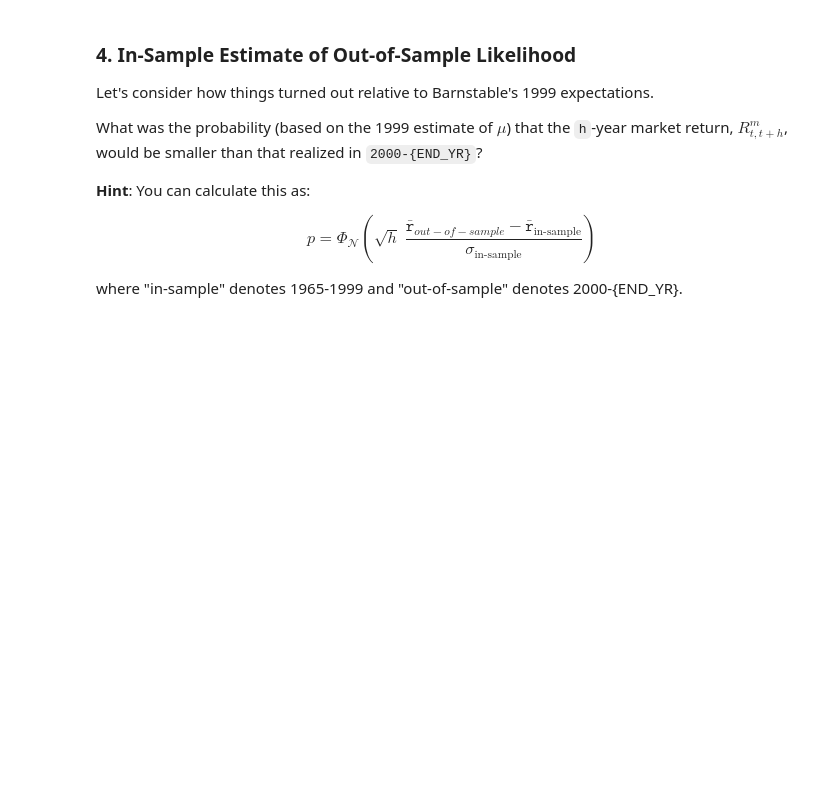
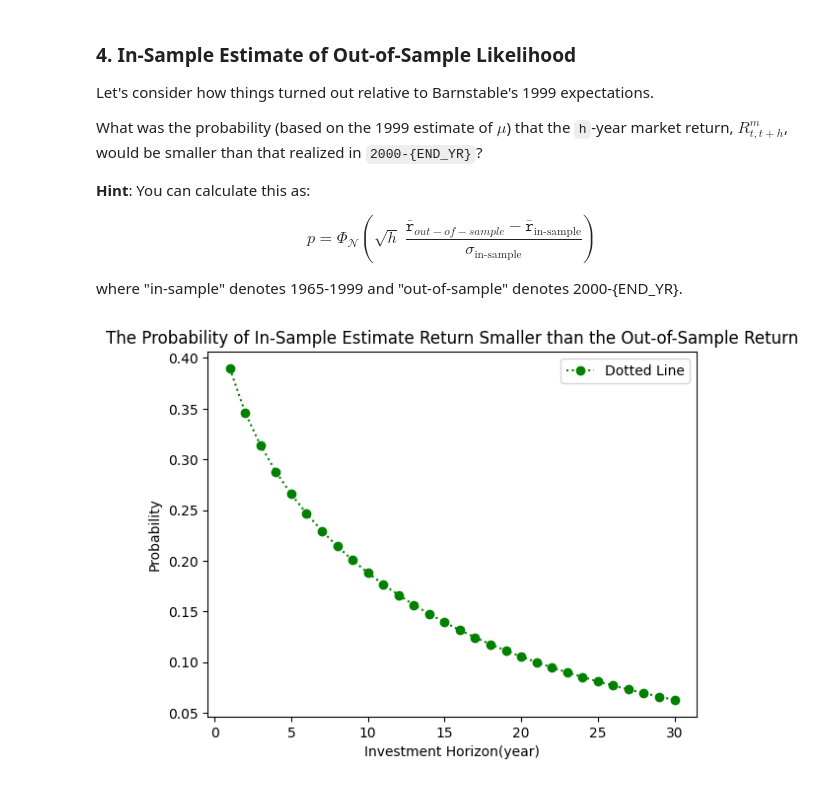
Before and after one commit to t-flora/portfolio-risk-mgmt, a Jupyter notebook: hw3/Barnstable-and-Long-Run-Risk.ipynb, the cells around one changed output. Saved outputs shown, nothing was run; the diff lists cells and outputs as text; code cells hidden in the pictures; blank space fills up the shorter version.

```diff
--- a/hw3/Barnstable-and-Long-Run-Risk.ipynb
+++ b/hw3/Barnstable-and-Long-Run-Risk.ipynb
@@ -293,0 +294,21 @@ where "in-sample" denotes 1965-1999 and "out-of-sample" denotes 2000-{END_YR}.
+# %%
+# Question 4 Code Here
+
+
+
+p_list_3 = []
+h_list_3 = [i for i in range(1, 31)]
+Z = (m_stats_00_24["r_m"] - m_stats_65_99["r_m"]) / v_stats_65_99["r_m"]
+for h in h_list_2:
+    p_list_3.append(norm.cdf(np.sqrt(h) * Z))
+
+plt.plot(h_list_3, p_list_3, linestyle=':', color='green', marker='o', label='Dotted Line')
+
+plt.title('The Probability of In-Sample Estimate Return Smaller than the Out-of-Sample Return')
+plt.xlabel('Investment Horizon(year)')
+plt.ylabel('Probability')
+plt.legend()
+
+plt.show()
+# %% [output]
+[figure, added]
```
Also changed, not shown: parts of 2 cells of this notebook.
